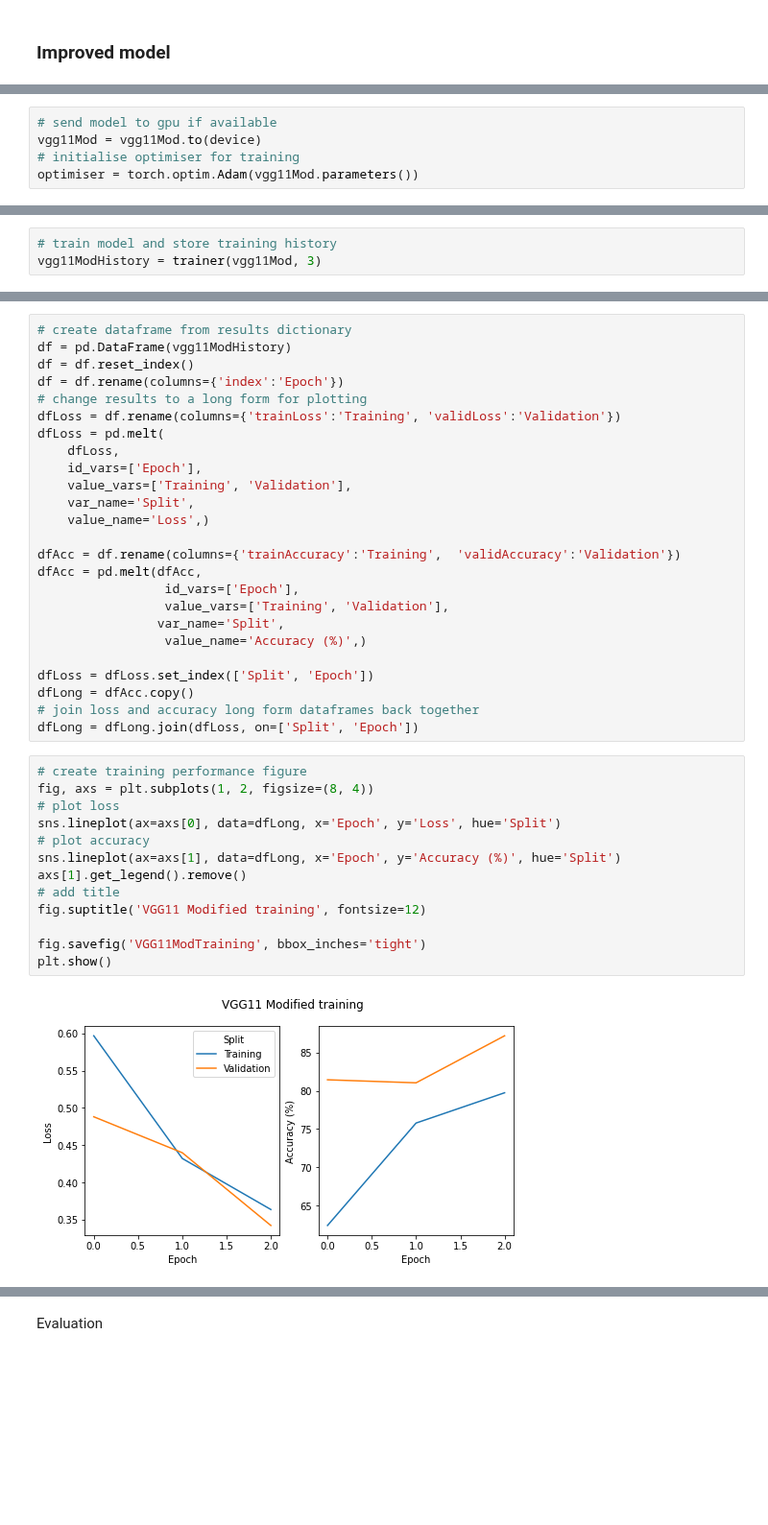
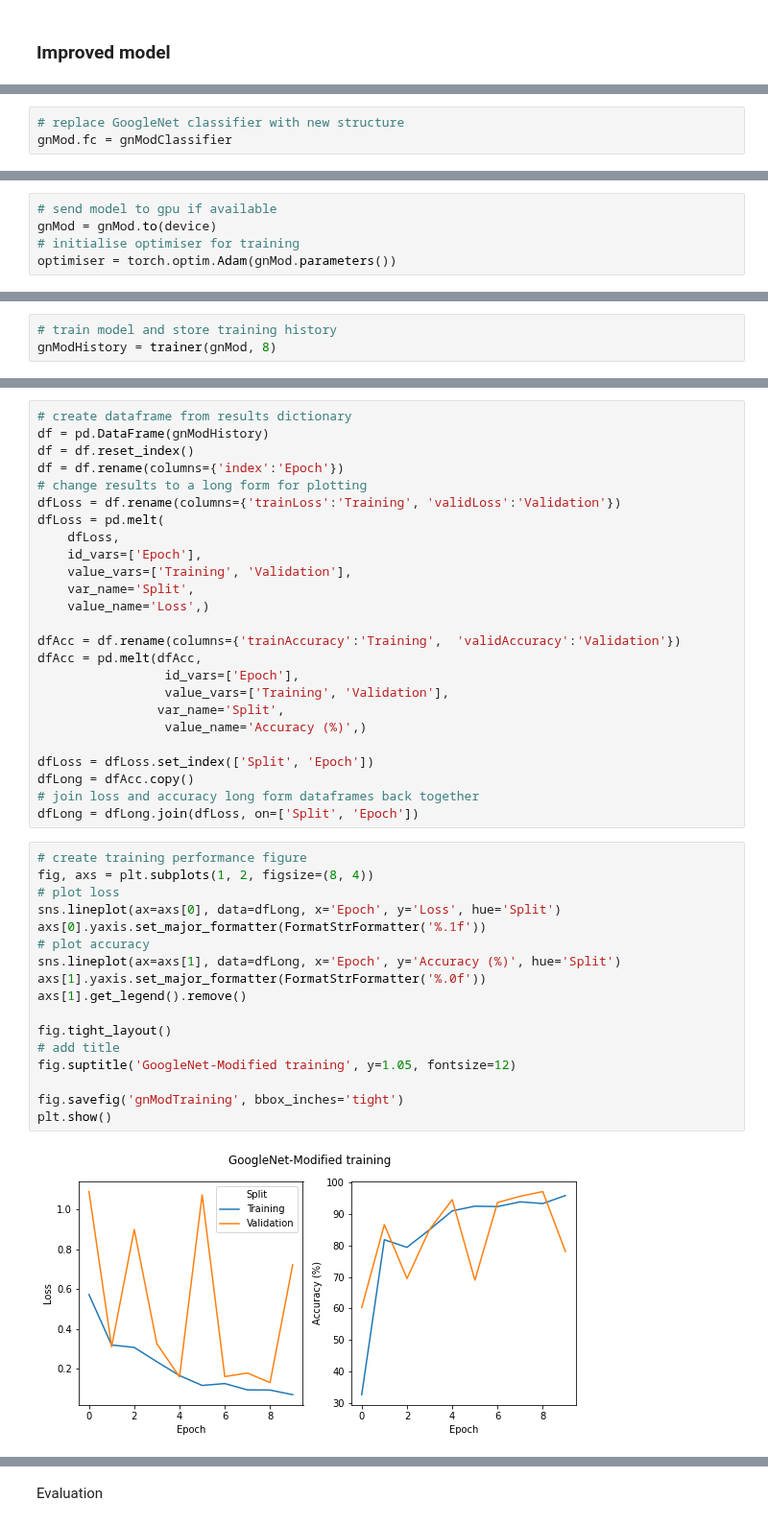
Before and after one commit to StephenTGibson/COMP527-colabNotebooks, a Jupyter notebook: COMP534-AppliedArtificialIntelligence/COMP534-CA3.ipynb, the cells around one changed output, grey strips where cells are left out. Shown at 96% size. Saved outputs shown, nothing was run; the diff lists cells and outputs as text; blank space fills up the shorter version.

```diff
--- a/COMP534-AppliedArtificialIntelligence/COMP534-CA3.ipynb
+++ b/COMP534-AppliedArtificialIntelligence/COMP534-CA3.ipynb
@@ -615 +617,4 @@ vgg11Mod.classifier = vggModClassifier
+# %%
+# replace GoogleNet classifier with new structure
+gnMod.fc = gnModClassifier
 # %%
@@ -618,6 +626,6 @@ for module, param in zip(vgg11Mod.modules(), vgg11Mod.parameters()):
 		param.requires_grad = False
 # %%
 # send model to gpu if available
-vgg11Mod = vgg11Mod.to(device)
+gnMod = gnMod.to(device)
 # initialise optimiser for training
-optimiser = torch.optim.Adam(vgg11Mod.parameters())
+optimiser = torch.optim.Adam(gnMod.parameters())
@@ -626,4 +634,4 @@ Train
 # %%
 # train model and store training history
-vgg11ModHistory = trainer(vgg11Mod, 3)
+gnModHistory = trainer(gnMod, 8)
 # %% [output]
@@ -636,6 +641,6 @@ Training loss: 0.36 --- Validation loss: 0.34 --- Training accuracy: 79.75% ---
 # %%
 # create dataframe from results dictionary
-df = pd.DataFrame(vgg11ModHistory)
+df = pd.DataFrame(gnModHistory)
 df = df.reset_index()
 df = df.rename(columns={'index':'Epoch'})
 # change results to a long form for plotting
@@ -661,15 +666,19 @@ dfLong = dfLong.join(dfLoss, on=['Split', 'Epoch'])
 # %%
 # create training performance figure
 fig, axs = plt.subplots(1, 2, figsize=(8, 4))
 # plot loss
 sns.lineplot(ax=axs[0], data=dfLong, x='Epoch', y='Loss', hue='Split')
+axs[0].yaxis.set_major_formatter(FormatStrFormatter('%.1f'))
 # plot accuracy
 sns.lineplot(ax=axs[1], data=dfLong, x='Epoch', y='Accuracy (%)', hue='Split')
+axs[1].yaxis.set_major_formatter(FormatStrFormatter('%.0f'))
 axs[1].get_legend().remove()
+
+fig.tight_layout()
 # add title
-fig.suptitle('VGG11 Modified training', fontsize=12)
+fig.suptitle('GoogleNet-Modified training', y=1.05, fontsize=12)
 
-fig.savefig('VGG11ModTraining', bbox_inches='tight')
+fig.savefig('gnModTraining', bbox_inches='tight')
 plt.show()
 # %% [output]
-[figure, old version]
+[figure, new version]
```
Also changed, not shown: parts of 20 cells of this notebook.
